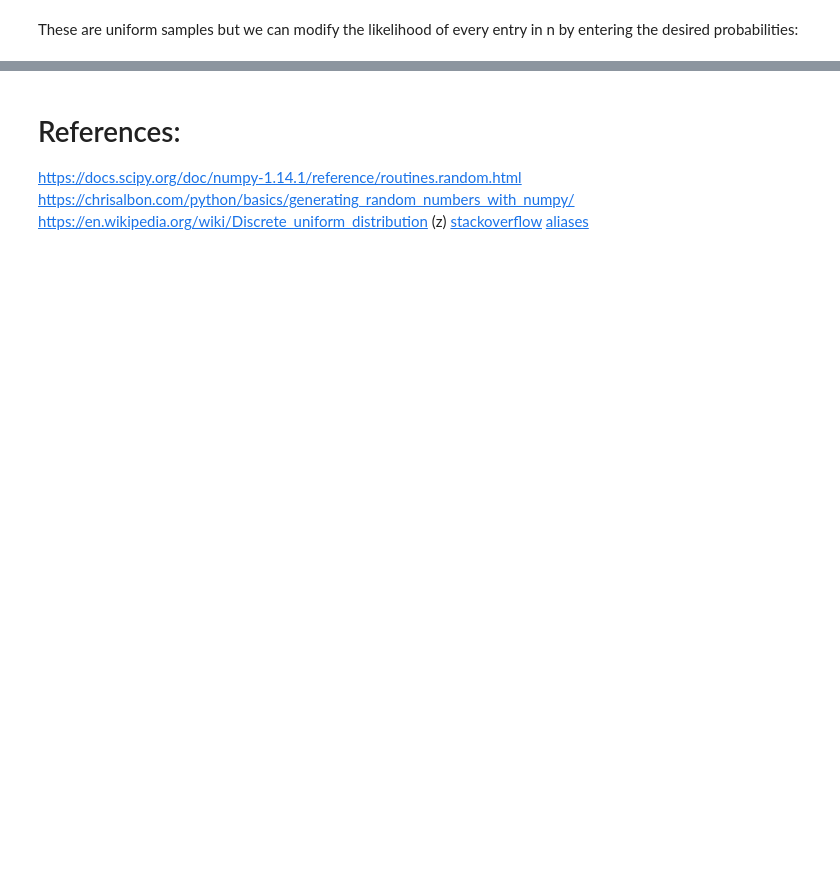
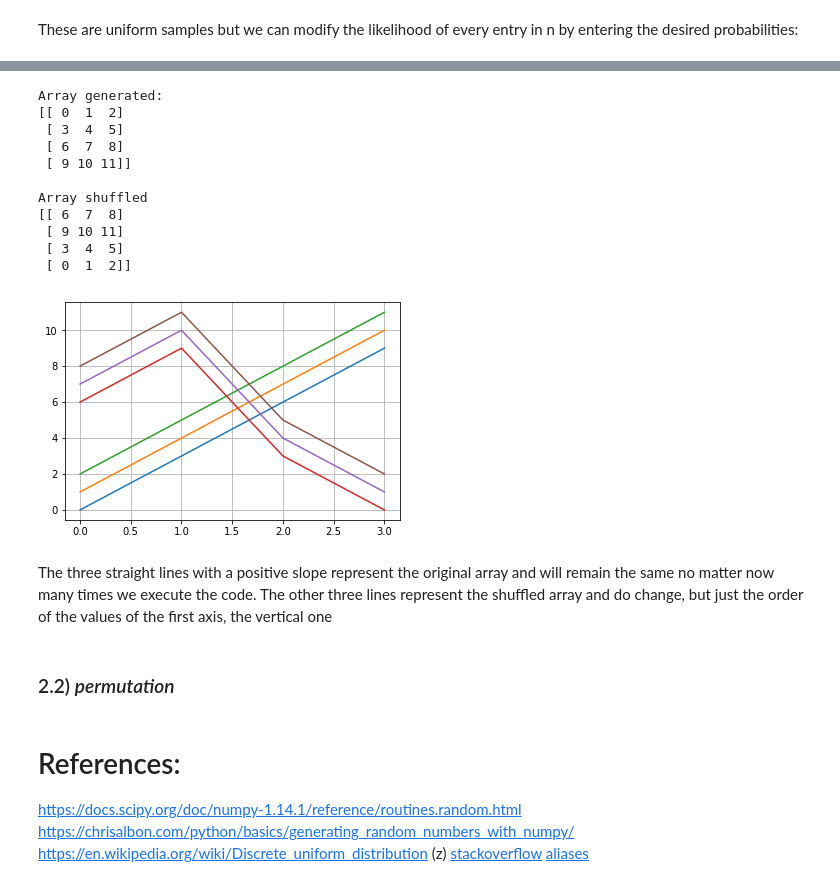
Before and after one commit to Carloselrecharlie/ProgrammingDA_Assignment, a Jupyter notebook: Rand_Pack_Assignment.ipynb, the cells around one changed output, grey strips where cells are left out. Drawn from its saved outputs; the diff is of its cells as text; code cells hidden in the pictures; blank space fills up the shorter version.

Commit message:
Added permutations

```diff
--- a/Rand_Pack_Assignment.ipynb
+++ b/Rand_Pack_Assignment.ipynb
@@ -293,3 +266,37 @@ array([[[0.44289424, 0.22557595],
+# %%
+# Array generation, reshape and print
+arr = np.arange(12).reshape((4, 3))
+print("Array generated:")
+print(arr)
+print()
+print("Array shuffled")
+
+# Plot, shuffle and replot
+plt.plot(arr)
+np.random.shuffle(arr)
+print(arr)
+plt.plot(arr)
+plt.grid()
+plt.show()
+# We can see below that only the order of the subarrays change, neither the values of the samples nor the order of the
+# elements within every subarray
+# %% [output]
+Array generated:
+[[ 0  1  2]
+ [ 3  4  5]
+ [ 6  7  8]
+ [ 9 10 11]]
+
+Array shuffled
+[[ 6  7  8]
+ [ 9 10 11]
+ [ 3  4  5]
+ [ 0  1  2]]
+[figure, added]
+# %% [markdown]
+The three straight lines with a positive slope represent the original array and will remain the same no matter now many times we execute the code. The other three lines represent the shuffled array and do change, but just the order of the values of the first axis, the vertical one
+# %% [markdown]
+### 2.2) *permutation*
 # %% [markdown]
 # References:
 https://docs.scipy.org/doc/numpy-1.14.1/reference/routines.random.html
```
Also changed, not shown: parts of 51 cells of this notebook.
